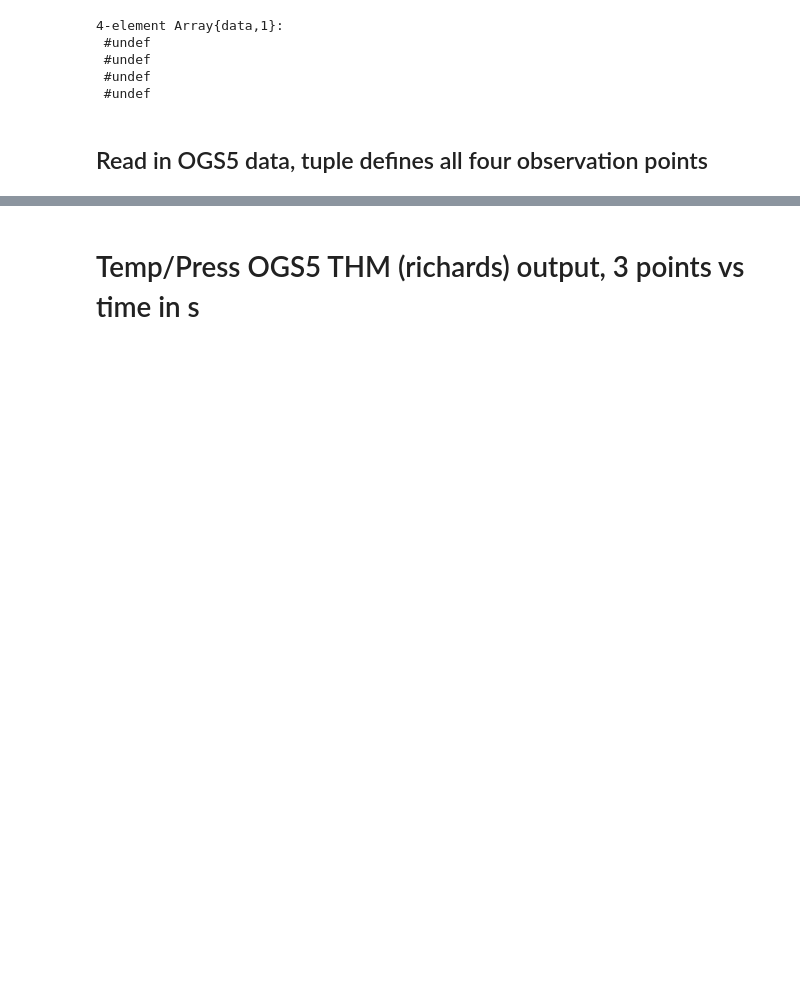
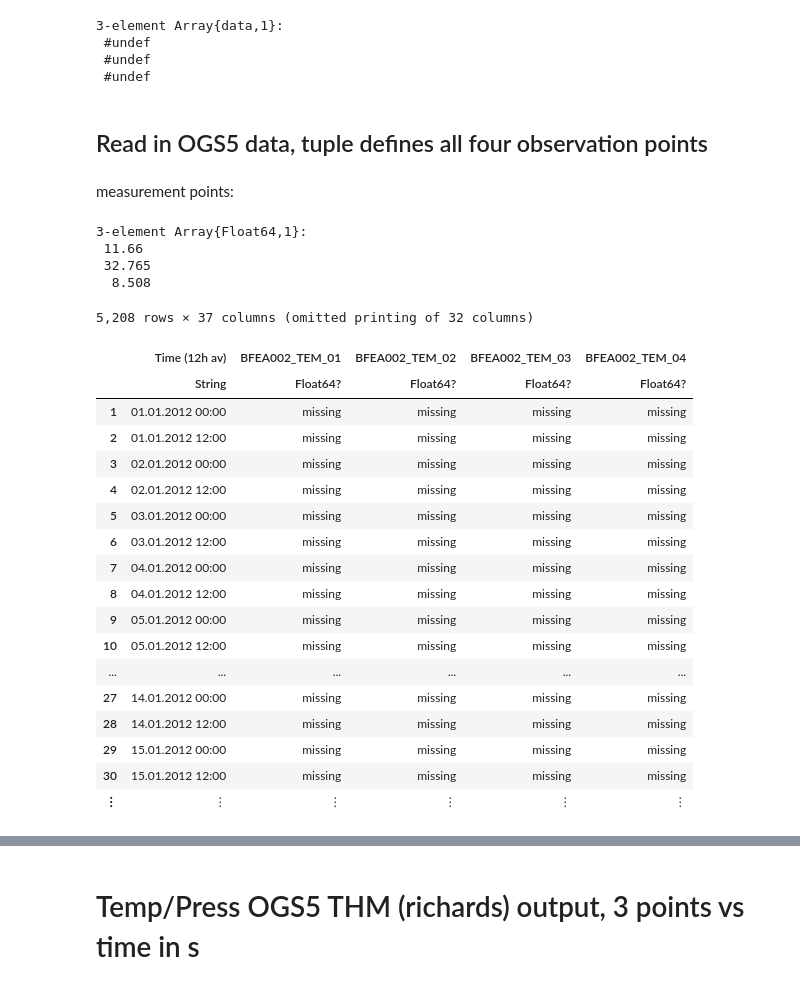
Before and after one commit to joergbuchwald/mini-projects, a Jupyter notebook: temp/FE-model_analysis.ipynb, the cells around one changed output, grey strips where cells are left out. Saved outputs shown, nothing was run; the diff lists cells and outputs as text; code cells hidden in the pictures; blank space fills up the shorter version.

```diff
--- a/temp/FE-model_analysis.ipynb
+++ b/temp/FE-model_analysis.ipynb
@@ -10,12 +10,45 @@ mutable struct data
     ptz::Float32
 end
 # %%
-ogs5_THM=Array{data}(undef, 4)
+ogs5_THM=Array{data}(undef, 3)
 # %% [output]
-4-element Array{data,1}:
+3-element Array{data,1}:
  #undef
  #undef
  #undef
- #undef
 # %% [markdown]
 ## Read in OGS5 data, tuple defines all four observation points
+# %% [markdown]
+measurement points:
+# %%
+pt1=[4.593,32.966,2.517]
+pt2=[7.142,32.588,4.287]
+pt3=[11.66,32.765,8.508]
+# %% [output]
+3-element Array{Float64,1}:
+ 11.66
+ 32.765
+  8.508
+# %%
+measurements_press=CSV.read("1_Interval Pressures BFEA002to007_PRE_01-06.csv")
+measurements_temp=CSV.read("2_Temperatures BFEA002to007_PRE_01-06.csv")
+# %% [output]
+5,208 rows × 37 columns (omitted printing of 32 columns)
+|  | Time (12h av) | BFEA002_TEM_01 | BFEA002_TEM_02 | BFEA002_TEM_03 | BFEA002_TEM_04 |
+|  | String | Float64? | Float64? | Float64? | Float64? |
+| 1 | 01.01.2012 00:00 | missing | missing | missing | missing |
+| 2 | 01.01.2012 12:00 | missing | missing | missing | missing |
+| 3 | 02.01.2012 00:00 | missing | missing | missing | missing |
+| 4 | 02.01.2012 12:00 | missing | missing | missing | missing |
+| 5 | 03.01.2012 00:00 | missing | missing | missing | missing |
+| 6 | 03.01.2012 12:00 | missing | missing | missing | missing |
+| 7 | 04.01.2012 00:00 | missing | missing | missing | missing |
+| 8 | 04.01.2012 12:00 | missing | missing | missing | missing |
+| 9 | 05.01.2012 00:00 | missing | missing | missing | missing |
+| 10 | 05.01.2012 12:00 | missing | missing | missing | missing |
+| ... | ... | ... | ... | ... | ... |
+| 27 | 14.01.2012 00:00 | missing | missing | missing | missing |
+| 28 | 14.01.2012 12:00 | missing | missing | missing | missing |
+| 29 | 15.01.2012 00:00 | missing | missing | missing | missing |
+| 30 | 15.01.2012 12:00 | missing | missing | missing | missing |
+| ⋮ | ⋮ | ⋮ | ⋮ | ⋮ | ⋮ |
```
Also changed, not shown: parts of 35 cells of this notebook, 1 other file.
